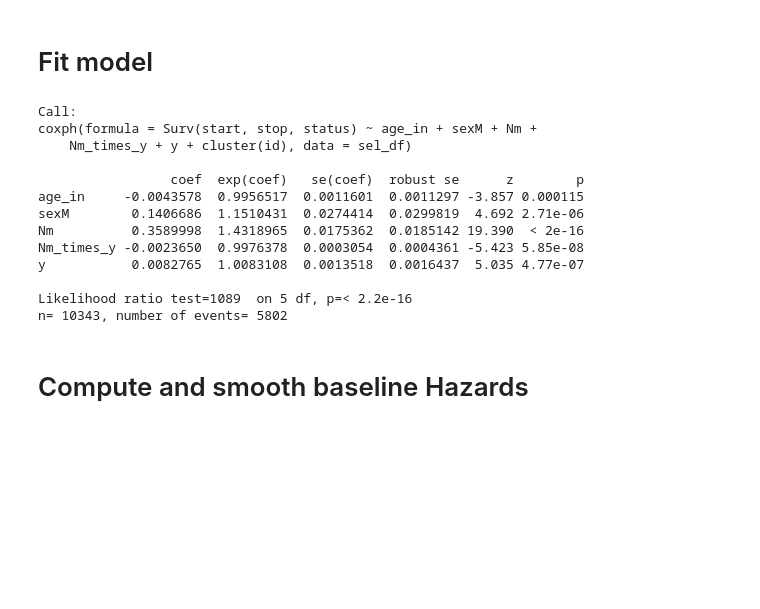
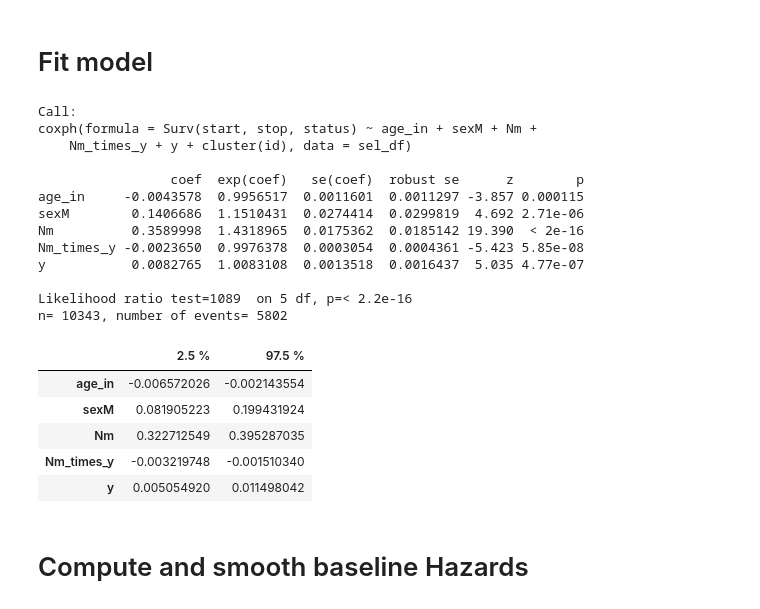
Before and after one commit to davide-burba/thesis, a Jupyter notebook: fit_compensators/fit_compenstor_hospitalisations.ipynb, the cells around one changed output. Saved outputs shown, nothing was run; the diff lists cells and outputs as text; code cells hidden in the pictures; blank space fills up the shorter version.

```diff
--- a/fit_compensators/fit_compenstor_hospitalisations.ipynb
+++ b/fit_compensators/fit_compenstor_hospitalisations.ipynb
@@ -172,20 +177,27 @@ sel_df[,'Nm_times_y':= Nm*y]
 # %%
 model = coxph(Surv(start,stop,status)~ age_in + sexM + Nm + Nm_times_y + y + cluster(id),data = sel_df)
 model
+confint(model)
 # %% [output]
 Call:
 coxph(formula = Surv(start, stop, status) ~ age_in + sexM + Nm +
     Nm_times_y + y + cluster(id), data = sel_df)
 
                  coef  exp(coef)   se(coef)  robust se      z        p
 age_in     -0.0043578  0.9956517  0.0011601  0.0011297 -3.857 0.000115
 sexM        0.1406686  1.1510431  0.0274414  0.0299819  4.692 2.71e-06
 Nm          0.3589998  1.4318965  0.0175362  0.0185142 19.390  < 2e-16
 Nm_times_y -0.0023650  0.9976378  0.0003054  0.0004361 -5.423 5.85e-08
 y           0.0082765  1.0083108  0.0013518  0.0016437  5.035 4.77e-07
 
 Likelihood ratio test=1089  on 5 df, p=< 2.2e-16
 n= 10343, number of events= 5802
+|  | 2.5 % | 97.5 % |
+| age_in | -0.006572026 | -0.002143554 |
+| sexM | 0.081905223 | 0.199431924 |
+| Nm | 0.322712549 | 0.395287035 |
+| Nm_times_y | -0.003219748 | -0.001510340 |
+| y | 0.005054920 | 0.011498042 |
 # %% [markdown]
 # Compute and smooth baseline Hazards
 # %%
```
Also changed, not shown: parts of 1 cell of this notebook, 4 other files.
